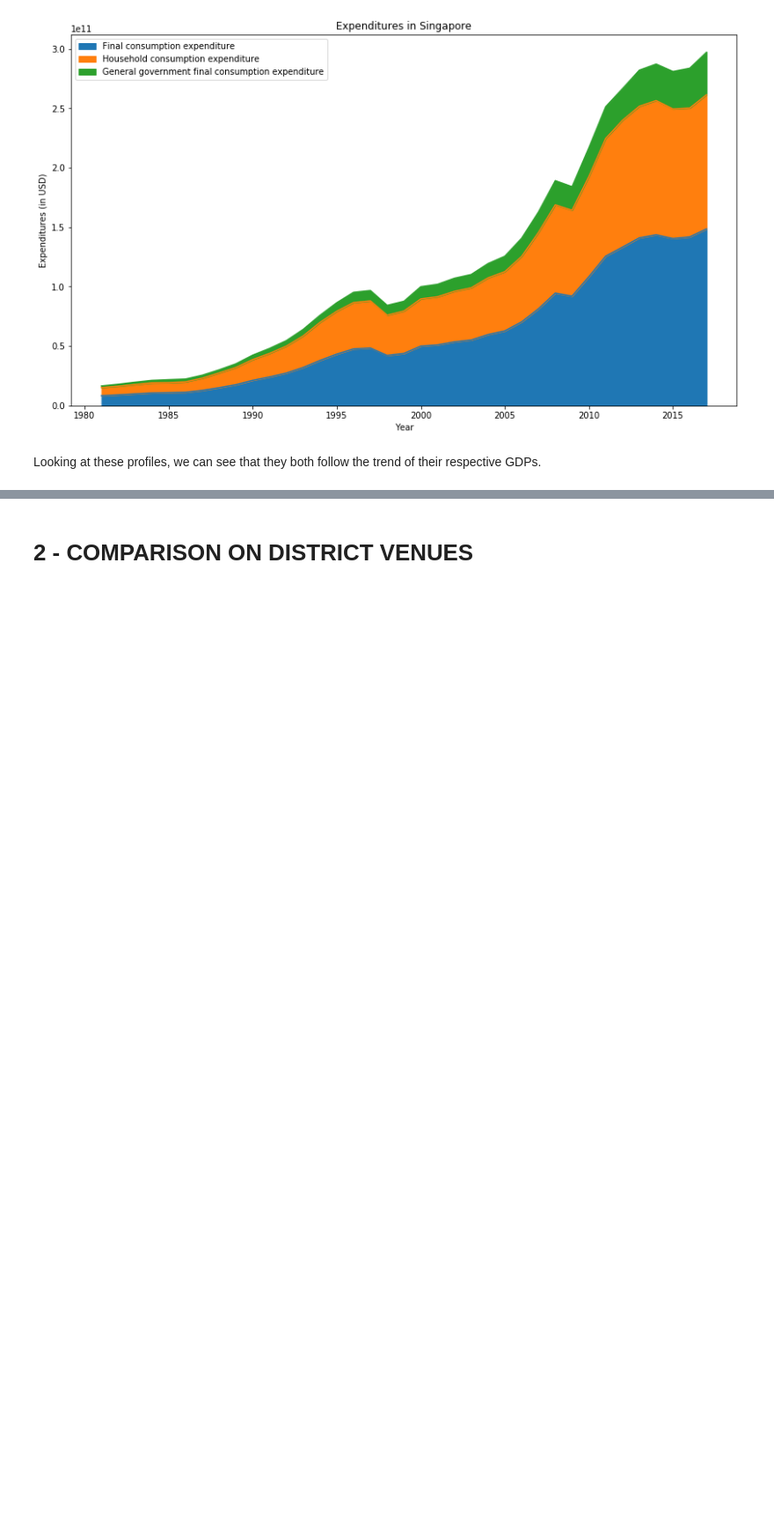
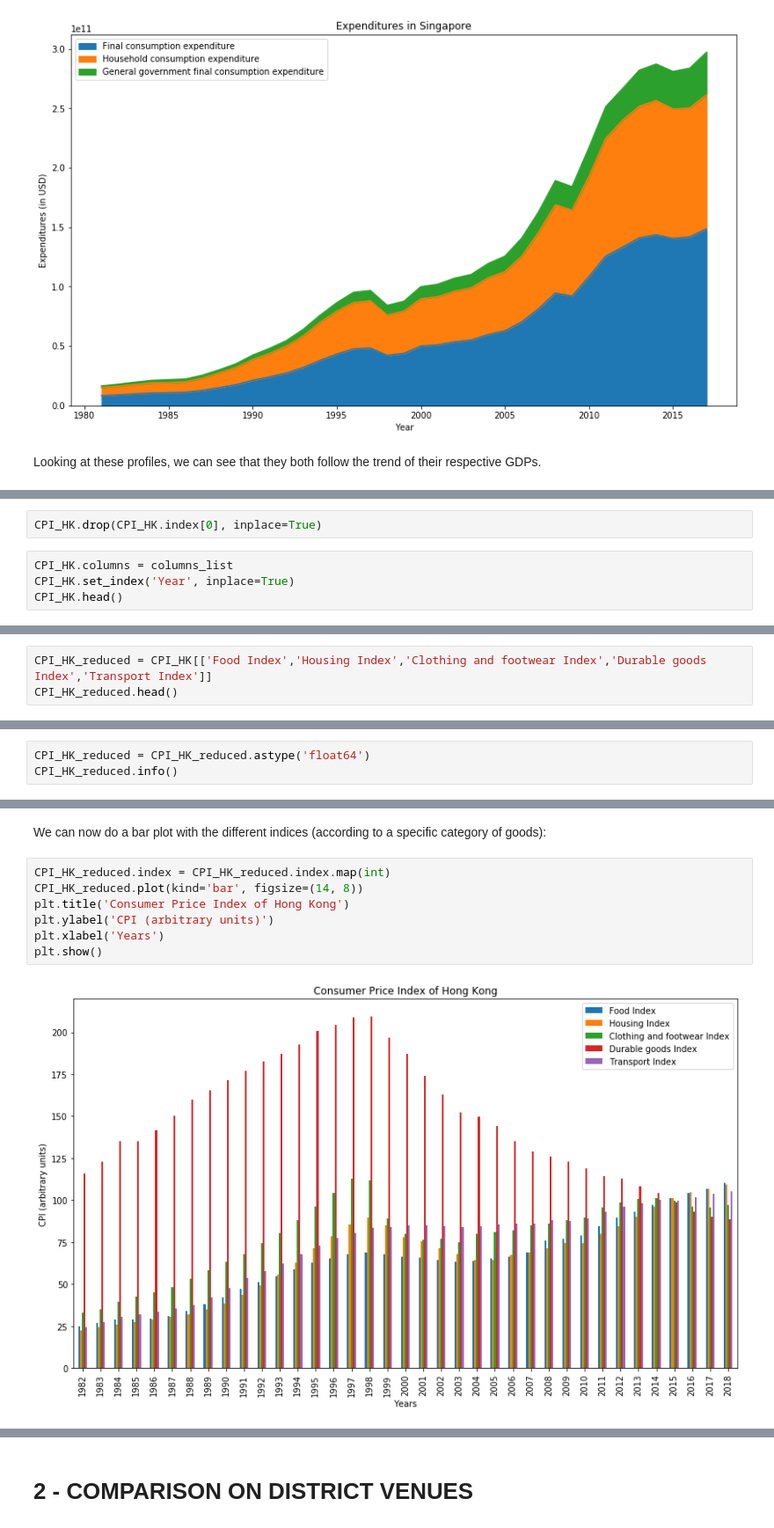
Before and after one commit to FabienNugier/Coursera_Capstone, a Jupyter notebook: IBM-DATASCIENCE-FinalProject(Weeks4-5)_Singapore_HK_Comparison.ipynb, the cells around one changed output, grey strips where cells are left out. Shown at 88% size. Drawn from its saved outputs; the diff is of its cells as text; blank space fills up the shorter version.

```diff
--- a/IBM-DATASCIENCE-FinalProject(Weeks4-5)_Singapore_HK_Comparison.ipynb
+++ b/IBM-DATASCIENCE-FinalProject(Weeks4-5)_Singapore_HK_Comparison.ipynb
@@ -680,0 +852,6 @@ Looking at these profiles, we can see that they both follow the trend of their r
+# %%
+CPI_HK.drop(CPI_HK.index[0], inplace=True)
+# %%
+CPI_HK.columns = columns_list
+CPI_HK.set_index('Year', inplace=True)
+CPI_HK.head()
@@ -680,0 +867,3 @@ Looking at these profiles, we can see that they both follow the trend of their r
+# %%
+CPI_HK_reduced = CPI_HK[['Food Index','Housing Index','Clothing and footwear Index','Durable goods Index','Transport Index']]
+CPI_HK_reduced.head()
@@ -680,0 +878,3 @@ Looking at these profiles, we can see that they both follow the trend of their r
+# %%
+CPI_HK_reduced = CPI_HK_reduced.astype('float64')
+CPI_HK_reduced.info()
@@ -680,0 +892,11 @@ Looking at these profiles, we can see that they both follow the trend of their r
+# %% [markdown]
+We can now do a bar plot with the different indices (according to a specific category of goods):
+# %%
+CPI_HK_reduced.index = CPI_HK_reduced.index.map(int)
+CPI_HK_reduced.plot(kind='bar', figsize=(14, 8))
+plt.title('Consumer Price Index of Hong Kong')
+plt.ylabel('CPI (arbitrary units)')
+plt.xlabel('Years')
+plt.show()
+# %% [output]
+[figure, added]
```
Also changed, not shown: parts of 66 cells of this notebook.
